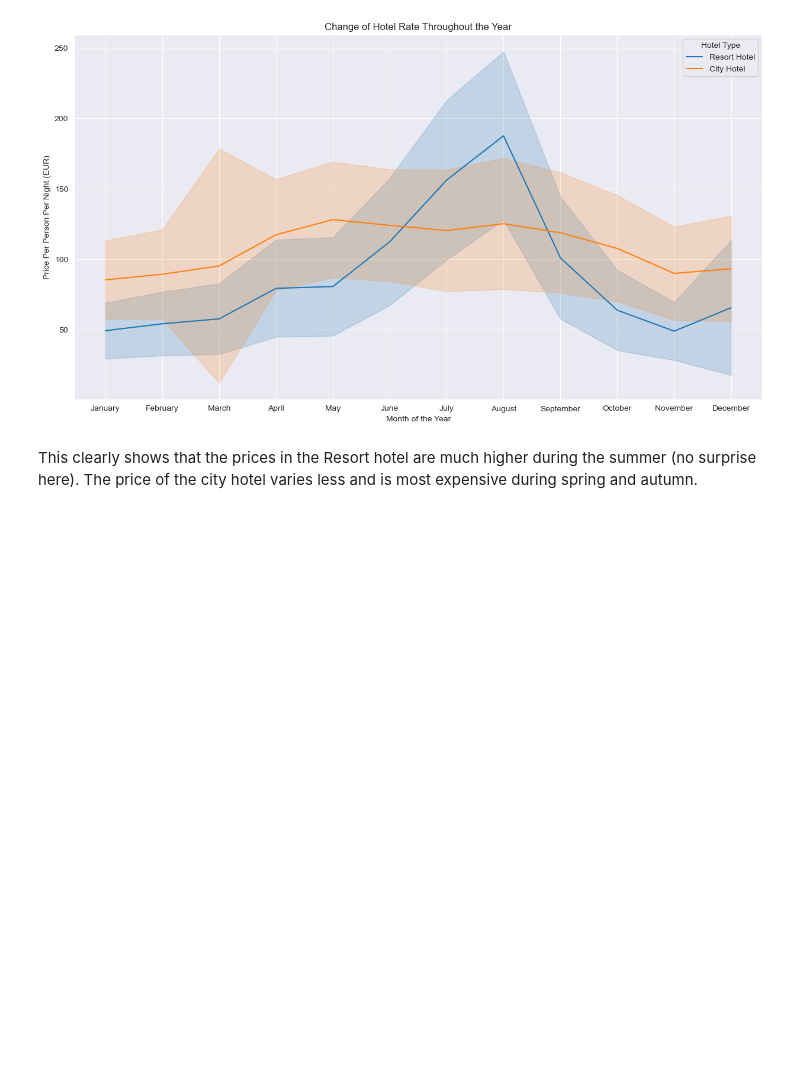
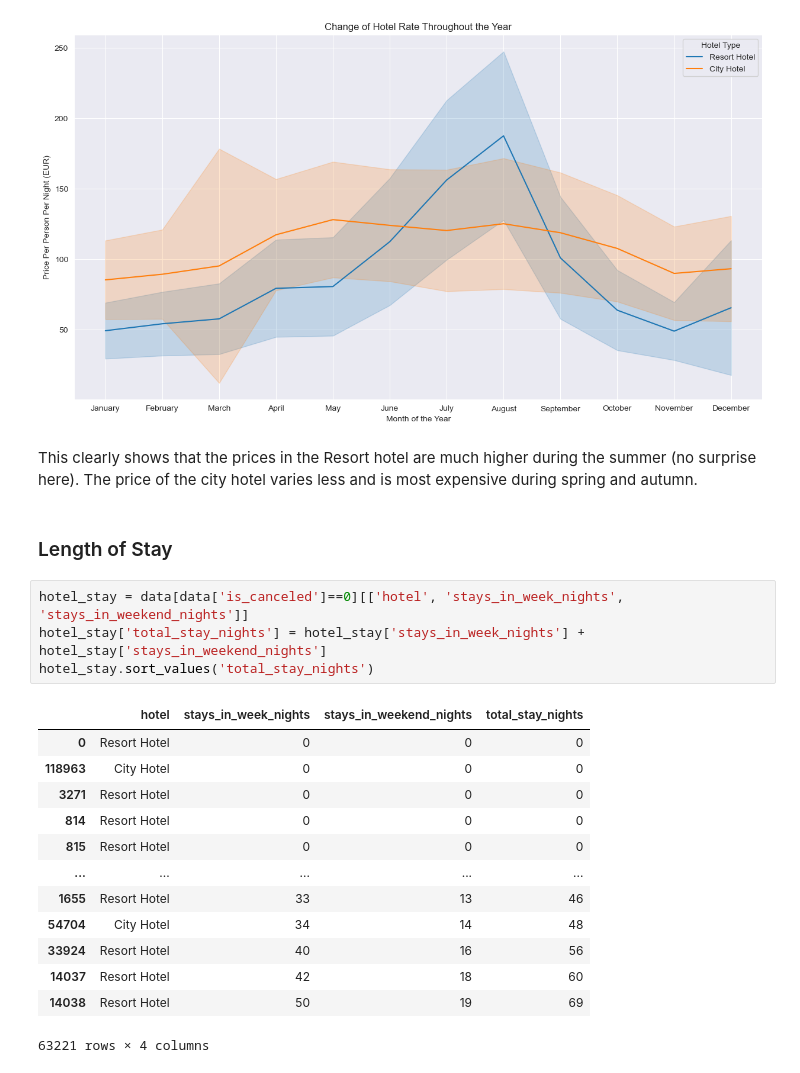
Before and after one commit to Rafsan7238/Data-Analysis_Data-Science_Projects, a Jupyter notebook: Python Projects/Applying ML to Predict Hotel Booking Cancellations/Analysing Hotel Cancellations.ipynb, the cells around one changed output. Saved outputs shown, nothing was run; the diff lists cells and outputs as text; blank space fills up the shorter version.

```diff
--- a/Python Projects/Applying ML to Predict Hotel Booking Cancellations/Analysing Hotel Cancellations.ipynb
+++ b/Python Projects/Applying ML to Predict Hotel Booking Cancellations/Analysing Hotel Cancellations.ipynb
@@ -248,3 +248,23 @@ plt.show()
 # %% [markdown]
 This clearly shows that the prices in the Resort hotel are much higher during the summer (no surprise here).
 The price of the city hotel varies less and is most expensive during spring and autumn.
+# %% [markdown]
+### Length of Stay
+# %%
+hotel_stay = data[data['is_canceled']==0][['hotel', 'stays_in_week_nights', 'stays_in_weekend_nights']]
+hotel_stay['total_stay_nights'] = hotel_stay['stays_in_week_nights'] + hotel_stay['stays_in_weekend_nights']
+hotel_stay.sort_values('total_stay_nights')
+# %% [output]
+|  | hotel | stays_in_week_nights | stays_in_weekend_nights | total_stay_nights |
+| 0 | Resort Hotel | 0 | 0 | 0 |
+| 118963 | City Hotel | 0 | 0 | 0 |
+| 3271 | Resort Hotel | 0 | 0 | 0 |
+| 814 | Resort Hotel | 0 | 0 | 0 |
+| 815 | Resort Hotel | 0 | 0 | 0 |
+| ... | ... | ... | ... | ... |
+| 1655 | Resort Hotel | 33 | 13 | 46 |
+| 54704 | City Hotel | 34 | 14 | 48 |
+| 33924 | Resort Hotel | 40 | 16 | 56 |
+| 14037 | Resort Hotel | 42 | 18 | 60 |
+| 14038 | Resort Hotel | 50 | 19 | 69 |
+63221 rows × 4 columns
```
Also changed, not shown: parts of 2 cells of this notebook.
